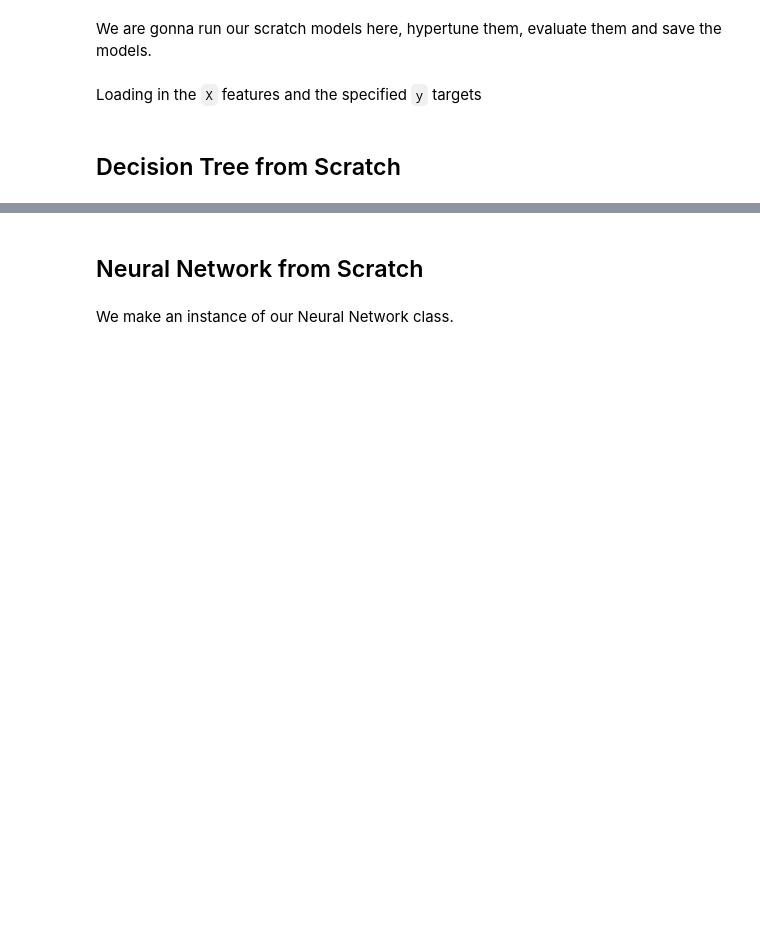
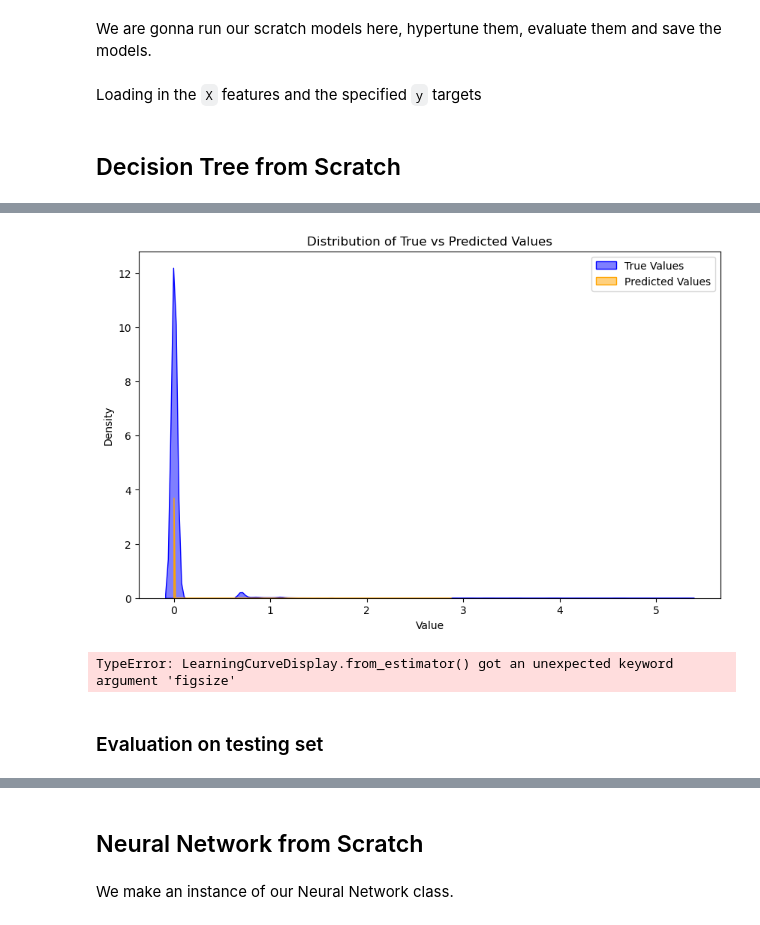
Before and after one commit to mindenki/2025-ITU-MachineLearning-Project-Claims-Risk-zrt, a Jupyter notebook: notebooks/04_Models_scratch.ipynb, the cells around one changed output, grey strips where cells are left out. Saved outputs shown, nothing was run; the diff lists cells and outputs as text; code cells hidden in the pictures; blank space fills up the shorter version.

```diff
--- a/notebooks/04_Models_scratch.ipynb
+++ b/notebooks/04_Models_scratch.ipynb
@@ -58,0 +98,4 @@ residual_plot(y_test, y_pred, title="Decision Tree Residual Plot")
+# %%
+prediction_distribution(y_train, y_train_pred, name=name)
+# %% [output]
+[figure, added]
@@ -58,0 +104,7 @@ residual_plot(y_test, y_pred, title="Decision Tree Residual Plot")
+# %%
+cv = KFold(n_splits=5, shuffle=True, random_state=42)
+plot_learning_curve(DT_best_model, X_train, y_train, name=name, cv=cv)
+# %% [output]
+TypeError: LearningCurveDisplay.from_estimator() got an unexpected keyword argument 'figsize'
+# %% [markdown]
+### Evaluation on testing set
```
Also changed, not shown: parts of 57 cells of this notebook, 1 other file.
